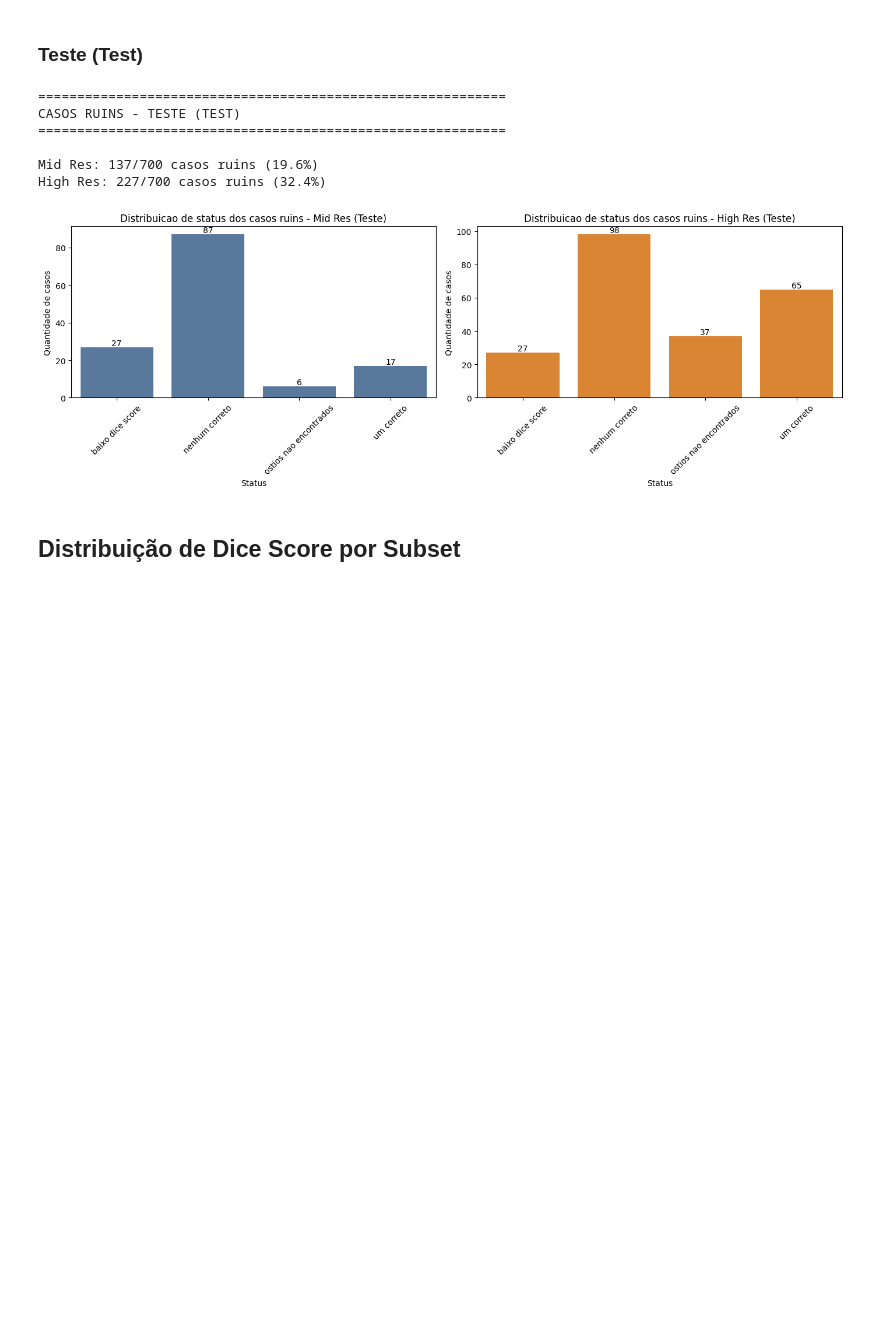
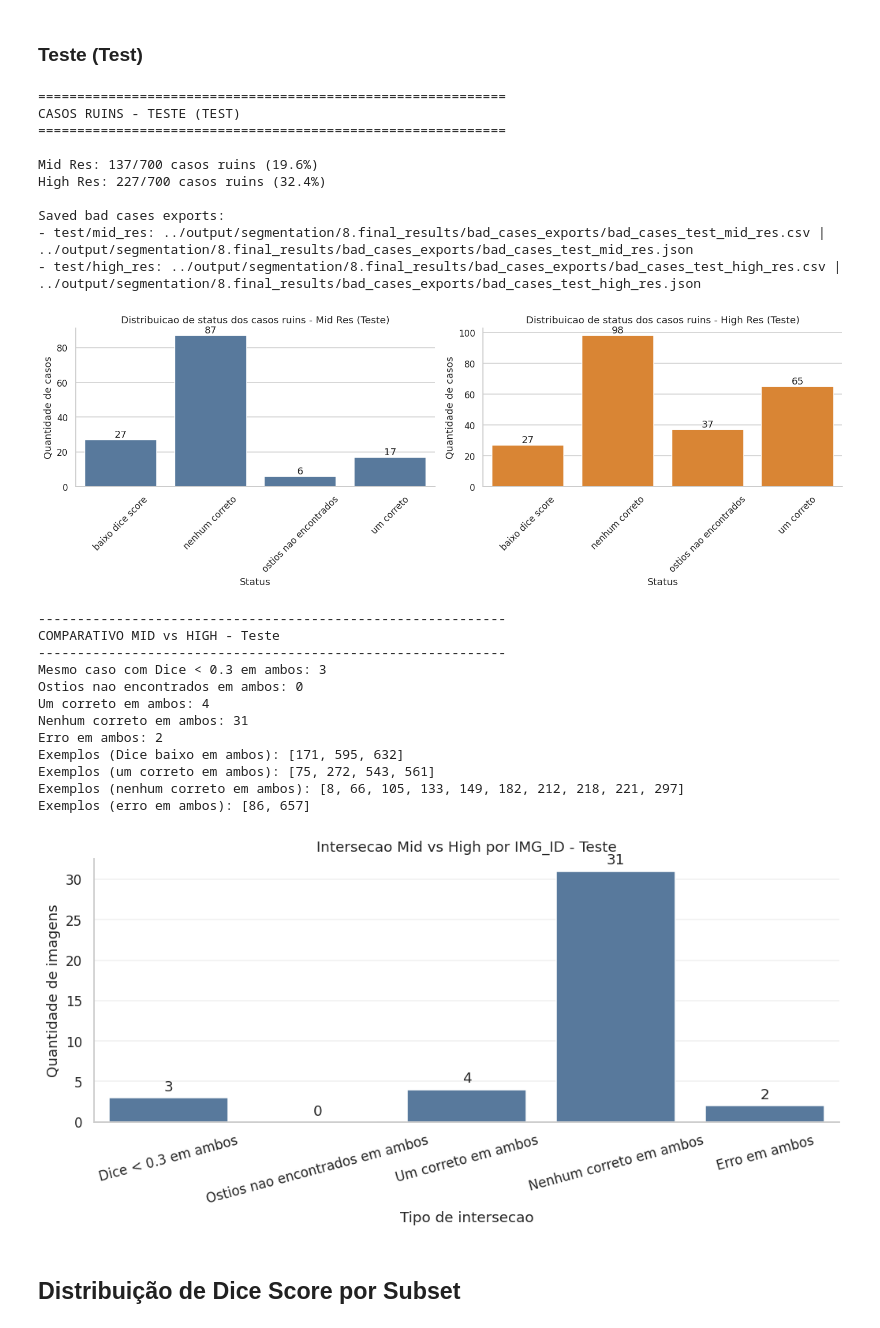
Before and after one commit to matheusssilva991/coronary-centerline-detection, a Jupyter notebook: src/eda_tests.ipynb, the cells around one changed output. Saved outputs shown, nothing was run; the diff lists cells and outputs as text; code cells hidden in the pictures; blank space fills up the shorter version.

```diff
--- a/src/eda_tests.ipynb
+++ b/src/eda_tests.ipynb
@@ -58,10 +71,10 @@ MATH_TEST_SUMMARY_PATHS = {
     for resolution, split_paths in SPLIT_PATHS_BY_RESOLUTION.items()
 }
 
-ia_results_df, missing_ia_files = load_ia_results_for_comparison(IA_RESULTS_BASE)
-math_results_df, missing_math_files = load_math_results_for_comparison(MATH_TEST_SUMMARY_PATHS)
+ia_results_df, missing_ia_files = cmp.load_ia_results_for_comparison(IA_RESULTS_BASE)
+math_results_df, missing_math_files = cmp.load_math_results_for_comparison(MATH_TEST_SUMMARY_PATHS)
 comparison_raw_df = pd.concat([ia_results_df, math_results_df], ignore_index=True)
-comparison_agg_df = build_comparison_agg_df(comparison_raw_df)
+comparison_agg_df = cmp.build_comparison_agg_df(comparison_raw_df)
 
 print("Shapes carregados para comparação IA:")
 print("- IA:", ia_results_df.shape)
@@ -591,32 +682,78 @@ High Res: 99/270 casos ruins (36.7%)
 ### Teste (Test)
 # %%
 # Carregamento de dados de teste
-df_mid_test = load_split_summary(SPLIT_PATHS_BY_RESOLUTION, "mid_res", "test")
-df_high_test = load_split_summary(SPLIT_PATHS_BY_RESOLUTION, "high_res", "test")
+df_mid_test = cmp.load_split_summary(SPLIT_PATHS_BY_RESOLUTION, "mid_res", "test")
+df_high_test = cmp.load_split_summary(SPLIT_PATHS_BY_RESOLUTION, "high_res", "test")
 
-df_mid_test_bad = get_bad_cases(df_mid_test) if df_mid_test is not None else pd.DataFrame()
-df_high_test_bad = get_bad_cases(df_high_test) if df_high_test is not None else pd.DataFrame()
+df_mid_test_bad = cmp.get_bad_cases(df_mid_test) if df_mid_test is not None else pd.DataFrame()
+df_high_test_bad = cmp.get_bad_cases(df_high_test) if df_high_test is not None else pd.DataFrame()
+
+bad_cases_export_dir = globals().get(
+    "BAD_CASES_EXPORT_DIR",
+    "../output/segmentation/8.final_results/bad_cases_exports",
+)
+
+test_mid_export = cmp.save_bad_cases_artifacts(
+    df_bad_cases=df_mid_test_bad,
+    output_dir=bad_cases_export_dir,
+    subset_name="test",
+    resolution="mid_res",
+)
+
+test_high_export = None
+if df_high_test is not None:
+    test_high_export = cmp.save_bad_cases_artifacts(
+        df_bad_cases=df_high_test_bad,
+        output_dir=bad_cases_export_dir,
+        subset_name="test",
+        resolution="high_res",
+    )
 
 # Resumo de casos ruins para teste
 print("="*60)
 print("CASOS RUINS - TESTE (TEST)")
 print("="*60)
 print(f"\nMid Res: {len(df_mid_test_bad)}/{len(df_mid_test)} casos ruins ({100*len(df_mid_test_bad)/len(df_mid_test):.1f}%)" if df_mid_test is not None else "Mid Res: Sem dados")
 if df_high_test is not None:
     print(f"High Res: {len(df_high_test_bad)}/{len(df_high_test)} casos ruins ({100*len(df_high_test_bad)/len(df_high_test):.1f}%)")
 else:
     print("High Res: Sem dados disponíveis")
 
+print("\nSaved bad cases exports:")
+print("- test/mid_res:", test_mid_export["csv_path"], "|", test_mid_export["json_path"])
+if test_high_export is not None:
+    print("- test/high_res:", test_high_export["csv_path"], "|", test_high_export["json_path"])
+
 # Plotar
-plot_bad_cases_by_subset(df_mid_test, df_high_test, df_mid_test_bad, df_high_test_bad, "Teste")
+viz.bad_cases.plot_bad_cases_by_subset(df_mid_test, df_high_test, df_mid_test_bad, df_high_test_bad, "Teste")
+
+# Comparativo de interseção por IMG_ID entre resoluções
+test_shared_bad = viz.bad_cases.compare_shared_bad_cases(df_mid_test, df_high_test, "Teste")
 # %% [output]
 ============================================================
 CASOS RUINS - TESTE (TEST)
 ============================================================
 
 Mid Res: 137/700 casos ruins (19.6%)
 High Res: 227/700 casos ruins (32.4%)
+
+Saved bad cases exports:
+- test/mid_res: ../output/segmentation/8.final_results/bad_cases_exports/bad_cases_test_mid_res.csv | ../output/segmentation/8.final_results/bad_cases_exports/bad_cases_test_mid_res.json
+- test/high_res: ../output/segmentation/8.final_results/bad_cases_exports/bad_cases_test_high_res.csv | ../output/segmentation/8.final_results/bad_cases_exports/bad_cases_test_high_res.json
-[figure, old version]
+[figure, new version]
+------------------------------------------------------------
+COMPARATIVO MID vs HIGH - Teste
+------------------------------------------------------------
+Mesmo caso com Dice < 0.3 em ambos: 3
+Ostios nao encontrados em ambos: 0
+Um correto em ambos: 4
+Nenhum correto em ambos: 31
+Erro em ambos: 2
+Exemplos (Dice baixo em ambos): [171, 595, 632]
+Exemplos (um correto em ambos): [75, 272, 543, 561]
+Exemplos (nenhum correto em ambos): [8, 66, 105, 133, 149, 182, 212, 218, 221, 297]
+Exemplos (erro em ambos): [86, 657]
+[figure, added]
 # %% [markdown]
 ## Distribuição de Dice Score por Subset
 # %% [markdown]
```
Also changed, not shown: parts of 24 cells of this notebook, 59 other files.
